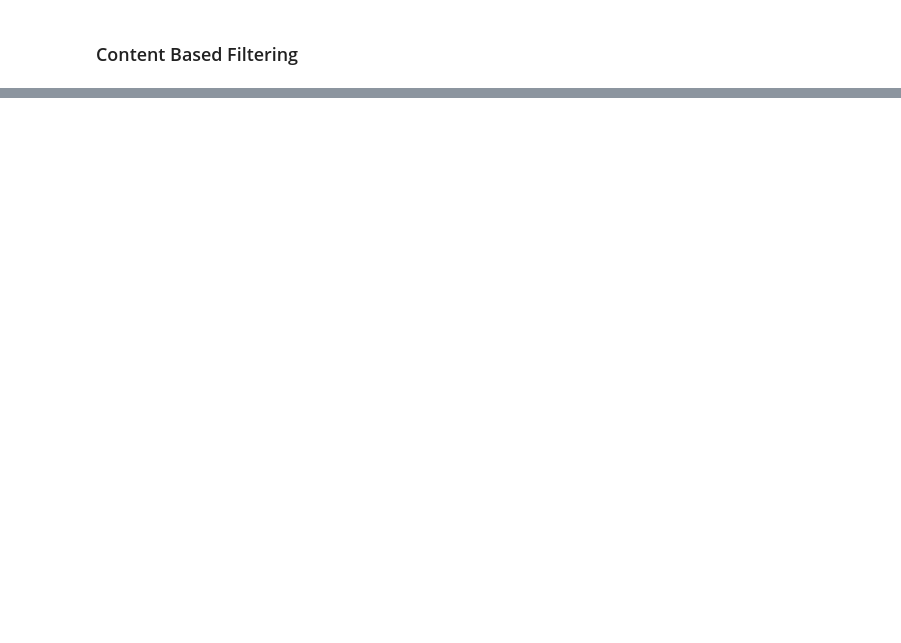
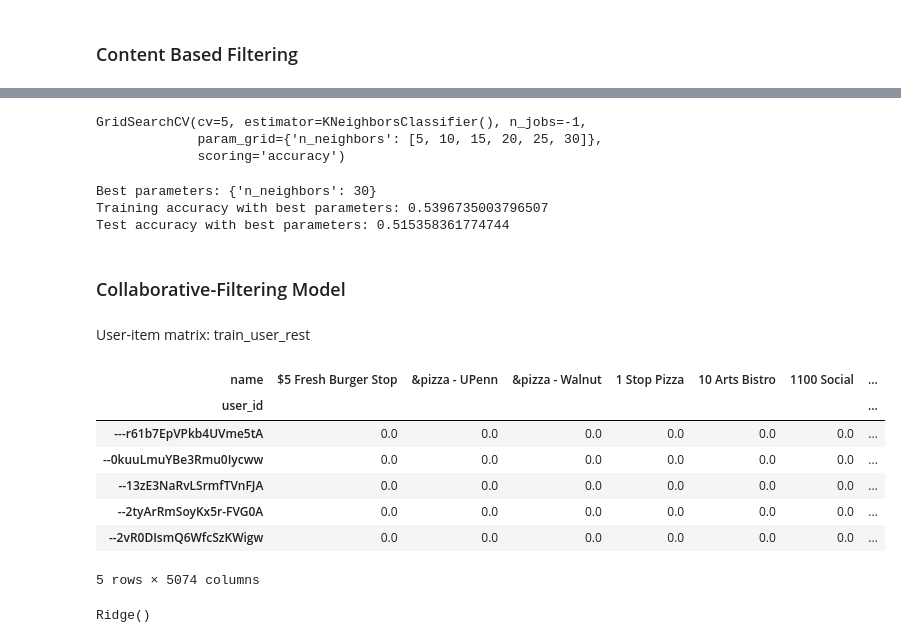
Before and after one commit to nskim1/ADSP_ML_FinalProject, a Jupyter notebook: finalproject-v2.ipynb, the cells around one changed output, grey strips where cells are left out. Cells and saved outputs as stored; diff of their text form; code cells hidden in the pictures; blank space fills up the shorter version.

```diff
--- a/finalproject-v2.ipynb
+++ b/finalproject-v2.ipynb
@@ -212,0 +213,30 @@ print(f"Recall@5: {recall}")
+# %%
+# Instantiate and fit the model
+knn = KNeighborsClassifier()
+
+grid_search = GridSearchCV(knn, param_grid, cv=5, scoring='accuracy', n_jobs=-1)
+
+grid_search.fit(X_train, y_train)
+# %% [output]
+GridSearchCV(cv=5, estimator=KNeighborsClassifier(), n_jobs=-1,
+             param_grid={'n_neighbors': [5, 10, 15, 20, 25, 30]},
+             scoring='accuracy')
+# %%
+# Get the best parameters
+best_params = grid_search.best_params_
+print(f"Best parameters: {best_params}")
+
+# Get the best estimator
+best_knn = grid_search.best_estimator_
+
+# Evaluate the model on the training set
+train_accuracy = best_knn.score(X_train, y_train)
+print(f"Training accuracy with best parameters: {train_accuracy}")
+
+# Evaluate the model on the test set
+test_accuracy = best_knn.score(X_test, y_test)
+print(f"Test accuracy with best parameters: {test_accuracy}")
+# %% [output]
+Best parameters: {'n_neighbors': 30}
+Training accuracy with best parameters: 0.5396735003796507
+Test accuracy with best parameters: 0.515358361774744
@@ -212,0 +256,15 @@ print(f"Recall@5: {recall}")
+# %% [markdown]
+### Collaborative-Filtering Model
+# %% [markdown]
+User-item matrix: train_user_rest
+# %%
+train_user_rest.head()
+# %% [output]
+| name | $5 Fresh Burger Stop | &pizza - UPenn | &pizza - Walnut | 1 Stop Pizza | 10 Arts Bistro | 1100 Social | ... |
+| user_id |  |  |  |  |  |  | ... |
+| ---r61b7EpVPkb4UVme5tA | 0.0 | 0.0 | 0.0 | 0.0 | 0.0 | 0.0 | ... |
+| --0kuuLmuYBe3Rmu0Iycww | 0.0 | 0.0 | 0.0 | 0.0 | 0.0 | 0.0 | ... |
+| --13zE3NaRvLSrmfTVnFJA | 0.0 | 0.0 | 0.0 | 0.0 | 0.0 | 0.0 | ... |
+| --2tyArRmSoyKx5r-FVG0A | 0.0 | 0.0 | 0.0 | 0.0 | 0.0 | 0.0 | ... |
+| --2vR0DIsmQ6WfcSzKWigw | 0.0 | 0.0 | 0.0 | 0.0 | 0.0 | 0.0 | ... |
+5 rows × 5074 columns
@@ -212,0 +299,8 @@ print(f"Recall@5: {recall}")
+# %%
+from sklearn.linear_model import Ridge
+
+# Fit Ridge regression model on the latent factors
+ridge = Ridge(alpha=1.0)
+ridge.fit(latent_matrix, normalized_matrix)
+# %% [output]
+Ridge()
```
Also changed, not shown: parts of 33 cells of this notebook.
